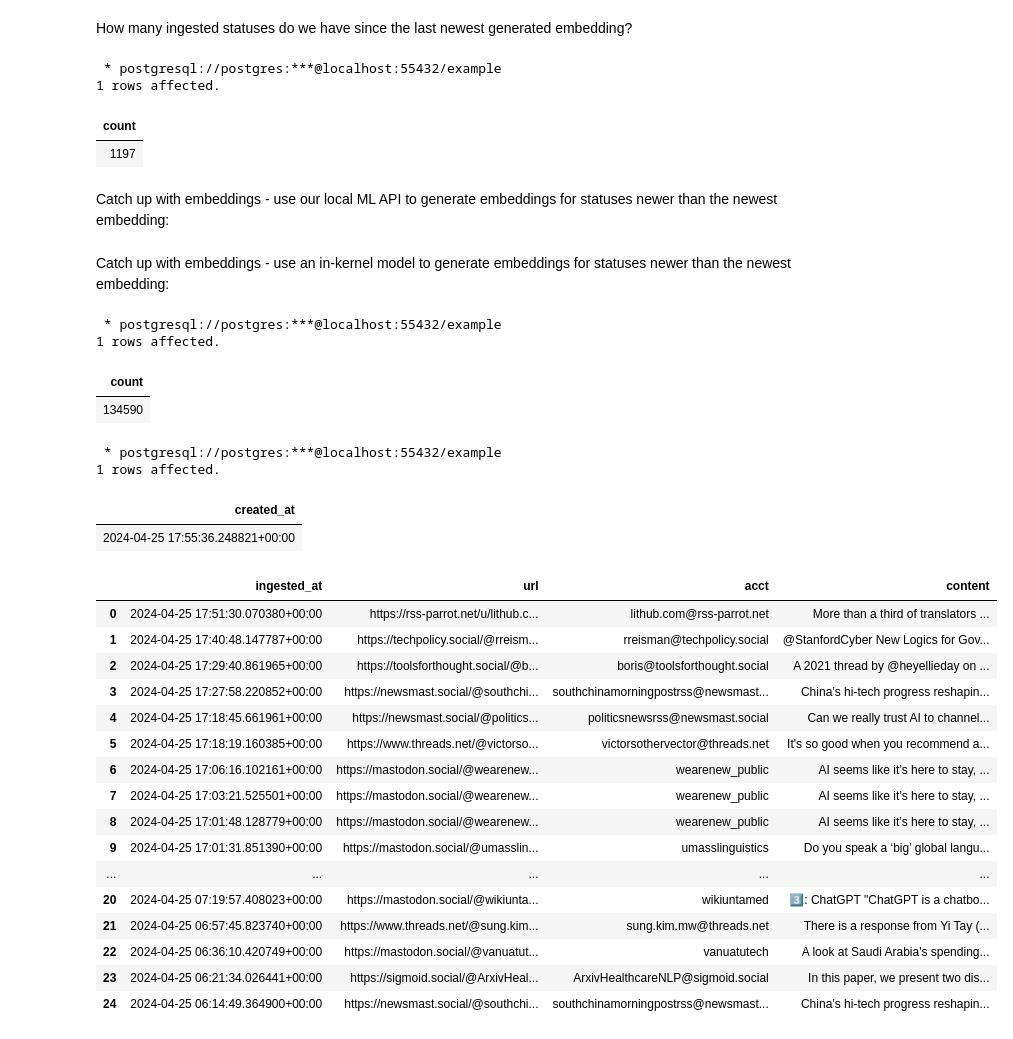
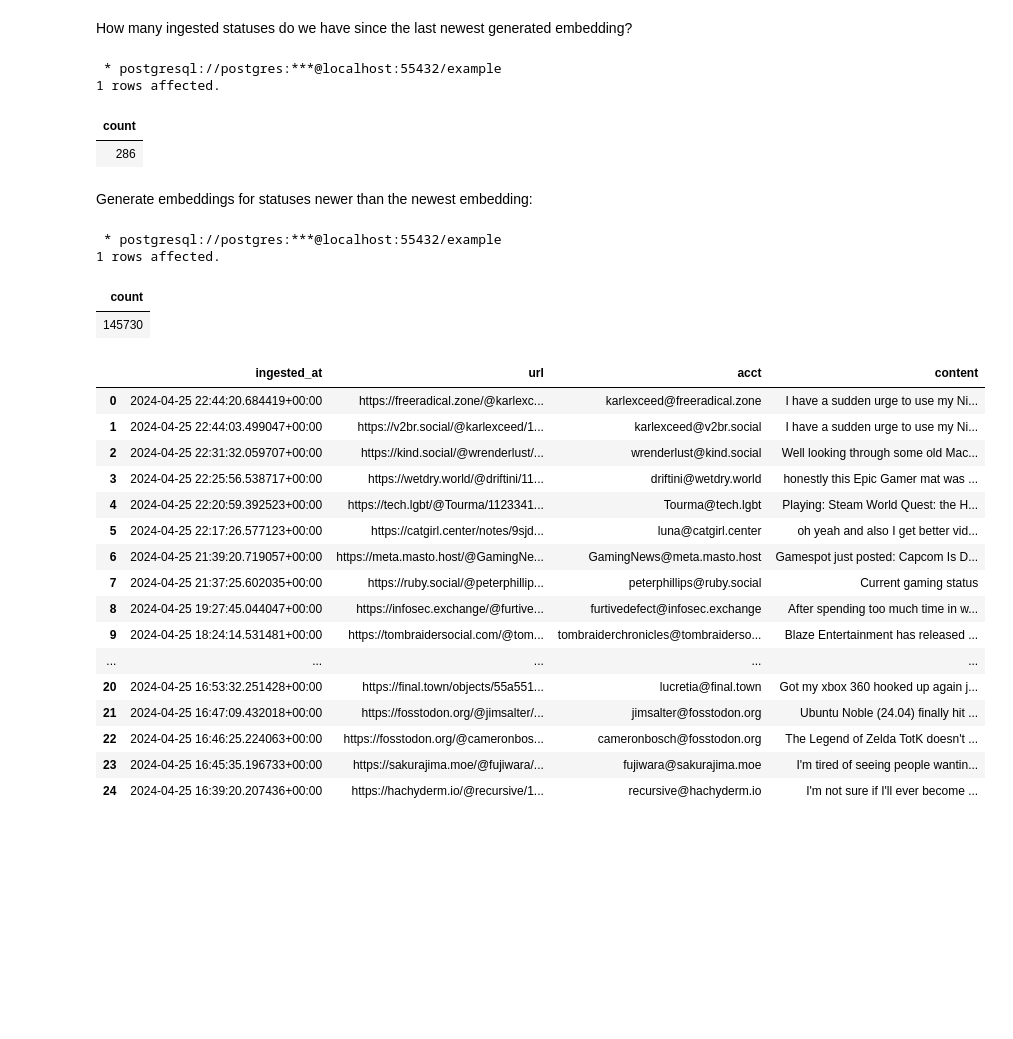
Before and after one commit to lmorchard/pubpulse, a Jupyter notebook: notebook/index.ipynb, the cells around one changed output. Drawn from its saved outputs; the diff is of its cells as text; code cells hidden in the pictures; blank space fills up the shorter version.

```diff
--- a/notebook/index.ipynb
+++ b/notebook/index.ipynb
@@ -20,4 +21,4 @@ from pgvector.psycopg2 import register_vector
 from tqdm.notebook import trange, tqdm
 from IPython.display import HTML
 
-pd.set_option('display.max_colwidth', 200)
+pd.set_option('display.max_colwidth', 100)
@@ -192,7 +182,7 @@ WHERE ingested_at > (SELECT created_at FROM status_embeddings ORDER BY created_a
  * postgresql://postgres:***@localhost:55432/example
 1 rows affected.
 | count |
-| 1197 |
+| 286 |
 # %% [markdown]
-Catch up with embeddings - use our local ML API to generate embeddings for statuses newer than the newest embedding:
+Generate embeddings for statuses newer than the newest embedding:
 # %%
@@ -253,2 +265,0 @@ embed_statuses_chunk_2()
-# %% [markdown]
-Catch up with embeddings - use an in-kernel model to generate embeddings for statuses newer than the newest embedding:
@@ -305,67 +269,59 @@ embed_statuses_chunk()
  * postgresql://postgres:***@localhost:55432/example
 1 rows affected.
 | count |
-| 134590 |
+| 145730 |
-# %%
-%%sql
-SELECT created_at
-        FROM status_embeddings
-        ORDER BY created_at DESC
-        LIMIT 1
-# %% [output]
- * postgresql://postgres:***@localhost:55432/example
-1 rows affected.
-| created_at |
-| 2024-04-25 17:55:36.248821+00:00 |
 # %%
-embeddings = embedding_model.encode([
-    """large language models can be used in peace and with goodwill"""
-])
+#embeddings = embedding_model.encode([
+#    """I really like banana bread"""
+#])
 
+embeddings = ml_gpu.embed.delay([
+    """retro gaming is nifty"""
+]).get(timeout=10)
 
 conn = psycopg2.connect(os.environ["DATABASE_URL"])
 register_vector(conn)
 
 cur = conn.cursor()
 cur.execute(
     """
     SELECT
         ingested_at,
         url,
         status->'account'->>'acct' as acct,
         status->>'content' as content
     FROM statuses
     WHERE url in (
         SELECT url
         FROM status_embeddings
         WHERE created_at > now() - INTERVAL '6 hours'
         ORDER BY embedding <-> %s
         LIMIT 25
     )
     ORDER BY ingested_at DESC
     LIMIT 25
     """,
     (np.array(embeddings[0]),)
 )
 rows = cur.fetchall()
 
 df = pd.DataFrame(rows, columns=("ingested_at", "url", "acct", "content"))
 HTML(df.to_html(render_links=True, escape=False))
 # %% [output]
 |  | ingested_at | url | acct | content |
-| 0 | 2024-04-25 17:51:30.070380+00:00 | https://rss-parrot.net/u/lithub.c... | lithub.com@rss-parrot.net | More than a third of translators ... |
-| 1 | 2024-04-25 17:40:48.147787+00:00 | https://techpolicy.social/@rreism... | rreisman@techpolicy.social | @StanfordCyber New Logics for Gov... |
-| 2 | 2024-04-25 17:29:40.861965+00:00 | https://toolsforthought.social/@b... | boris@toolsforthought.social | A 2021 thread by @heyellieday on ... |
-| 3 | 2024-04-25 17:27:58.220852+00:00 | https://newsmast.social/@southchi... | southchinamorningpostrss@newsmast... | China’s hi-tech progress reshapin... |
-| 4 | 2024-04-25 17:18:45.661961+00:00 | https://newsmast.social/@politics... | politicsnewsrss@newsmast.social | Can we really trust AI to channel... |
-| 5 | 2024-04-25 17:18:19.160385+00:00 | https://www.threads.net/@victorso... | victorsothervector@threads.net | It's so good when you recommend a... |
-| 6 | 2024-04-25 17:06:16.102161+00:00 | https://mastodon.social/@wearenew... | wearenew_public | AI seems like it’s here to stay, ... |
-| 7 | 2024-04-25 17:03:21.525501+00:00 | https://mastodon.social/@wearenew... | wearenew_public | AI seems like it’s here to stay, ... |
-| 8 | 2024-04-25 17:01:48.128779+00:00 | https://mastodon.social/@wearenew... | wearenew_public | AI seems like it’s here to stay, ... |
-| 9 | 2024-04-25 17:01:31.851390+00:00 | https://mastodon.social/@umasslin... | umasslinguistics | Do you speak a ‘big’ global langu... |
+| 0 | 2024-04-25 22:44:20.684419+00:00 | https://freeradical.zone/@karlexc... | karlexceed@freeradical.zone | I have a sudden urge to use my Ni... |
+| 1 | 2024-04-25 22:44:03.499047+00:00 | https://v2br.social/@karlexceed/1... | karlexceed@v2br.social | I have a sudden urge to use my Ni... |
+| 2 | 2024-04-25 22:31:32.059707+00:00 | https://kind.social/@wrenderlust/... | wrenderlust@kind.social | Well looking through some old Mac... |
+| 3 | 2024-04-25 22:25:56.538717+00:00 | https://wetdry.world/@driftini/11... | driftini@wetdry.world | honestly this Epic Gamer mat was ... |
+| 4 | 2024-04-25 22:20:59.392523+00:00 | https://tech.lgbt/@Tourma/1123341... | Tourma@tech.lgbt | Playing: Steam World Quest: the H... |
+| 5 | 2024-04-25 22:17:26.577123+00:00 | https://catgirl.center/notes/9sjd... | luna@catgirl.center | oh yeah and also I get better vid... |
+| 6 | 2024-04-25 21:39:20.719057+00:00 | https://meta.masto.host/@GamingNe... | GamingNews@meta.masto.host | Gamespot just posted: Capcom Is D... |
+| 7 | 2024-04-25 21:37:25.602035+00:00 | https://ruby.social/@peterphillip... | peterphillips@ruby.social | Current gaming status |
+| 8 | 2024-04-25 19:27:45.044047+00:00 | https://infosec.exchange/@furtive... | furtivedefect@infosec.exchange | After spending too much time in w... |
+| 9 | 2024-04-25 18:24:14.531481+00:00 | https://tombraidersocial.com/@tom... | tombraiderchronicles@tombraiderso... | Blaze Entertainment has released ... |
 | ... | ... | ... | ... | ... |
-| 20 | 2024-04-25 07:19:57.408023+00:00 | https://mastodon.social/@wikiunta... | wikiuntamed | 3️⃣: ChatGPT "ChatGPT is a chatbo... |
-| 21 | 2024-04-25 06:57:45.823740+00:00 | https://www.threads.net/@sung.kim... | sung.kim.mw@threads.net | There is a response from Yi Tay (... |
-| 22 | 2024-04-25 06:36:10.420749+00:00 | https://mastodon.social/@vanuatut... | vanuatutech | A look at Saudi Arabia's spending... |
-| 23 | 2024-04-25 06:21:34.026441+00:00 | https://sigmoid.social/@ArxivHeal... | ArxivHealthcareNLP@sigmoid.social | In this paper, we present two dis... |
-| 24 | 2024-04-25 06:14:49.364900+00:00 | https://newsmast.social/@southchi... | southchinamorningpostrss@newsmast... | China’s hi-tech progress reshapin... |
+| 20 | 2024-04-25 16:53:32.251428+00:00 | https://final.town/objects/55a551... | lucretia@final.town | Got my xbox 360 hooked up again j... |
+| 21 | 2024-04-25 16:47:09.432018+00:00 | https://fosstodon.org/@jimsalter/... | jimsalter@fosstodon.org | Ubuntu Noble (24.04) finally hit ... |
+| 22 | 2024-04-25 16:46:25.224063+00:00 | https://fosstodon.org/@cameronbos... | cameronbosch@fosstodon.org | The Legend of Zelda TotK doesn't ... |
+| 23 | 2024-04-25 16:45:35.196733+00:00 | https://sakurajima.moe/@fujiwara/... | fujiwara@sakurajima.moe | I'm tired of seeing people wantin... |
+| 24 | 2024-04-25 16:39:20.207436+00:00 | https://hachyderm.io/@recursive/1... | recursive@hachyderm.io | I'm not sure if I'll ever become ... |
```
Also changed, not shown: parts of 15 cells of this notebook, 4 other files.
